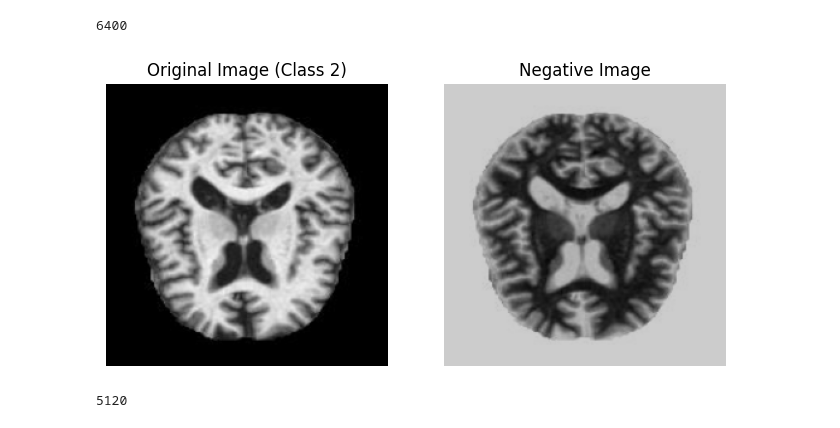
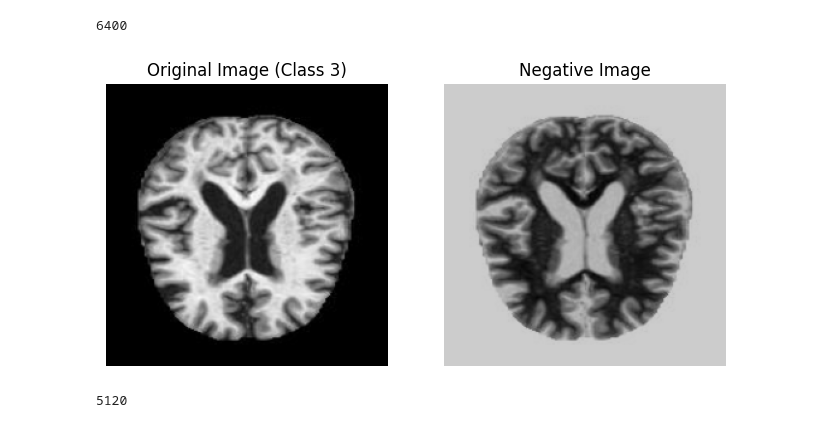
Before and after one commit to ArchitGupta16/Alzheimer-Detection, a Jupyter notebook: 1_Tx_Layer_epochs_15_DepthWise_2_LR-0.00095(8) - No concat.ipynb, the cells around one changed output. Cells and saved outputs as stored; diff of their text form; code cells hidden in the pictures.

```diff
--- a/1_Tx_Layer_epochs_15_DepthWise_2_LR-0.00095(8) - No concat.ipynb
+++ b/1_Tx_Layer_epochs_15_DepthWise_2_LR-0.00095(8) - No concat.ipynb
@@ -78,29 +78,29 @@ len(data)
 # %%
 import cv2
 import matplotlib.pyplot as plt
 
 # Get the image and its class label
-image_array, class_num = data[125]
+image_array, class_num = data[100]
 # temp = 0.8*image_array
 
 negative_image = (255 - image_array)*0.8
 scaled_image = cv2.convertScaleAbs(negative_image)
 
 # Display the original and negative images
 plt.figure(figsize=(8, 4))
 plt.subplot(1, 2, 1)
 plt.title(f'Original Image (Class {class_num})')
 plt.imshow(cv2.cvtColor(image_array, cv2.COLOR_BGR2RGB))
 plt.axis('off')
 
 plt.subplot(1, 2, 2)
 plt.title(f'Negative Image')
 plt.imshow(cv2.cvtColor(scaled_image, cv2.COLOR_BGR2RGB))
 plt.axis('off')
 
 plt.show()
 # %% [output]
-[figure, old version]
+[figure, new version]
 # %%
 from sklearn.model_selection import StratifiedShuffleSplit
 # %%
```
Also changed, not shown: parts of 10 cells of this notebook.
